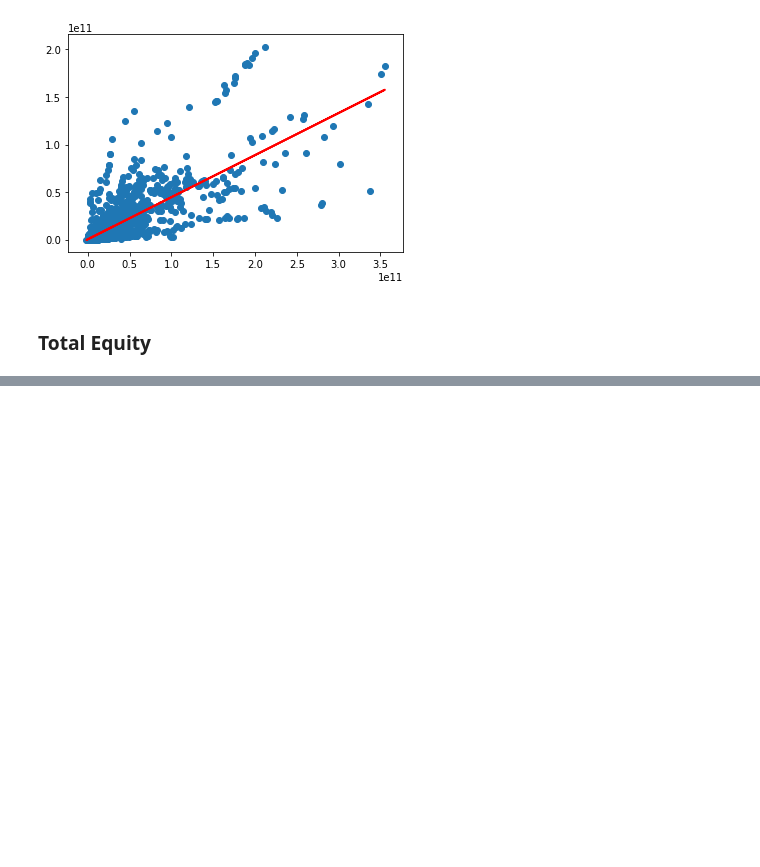
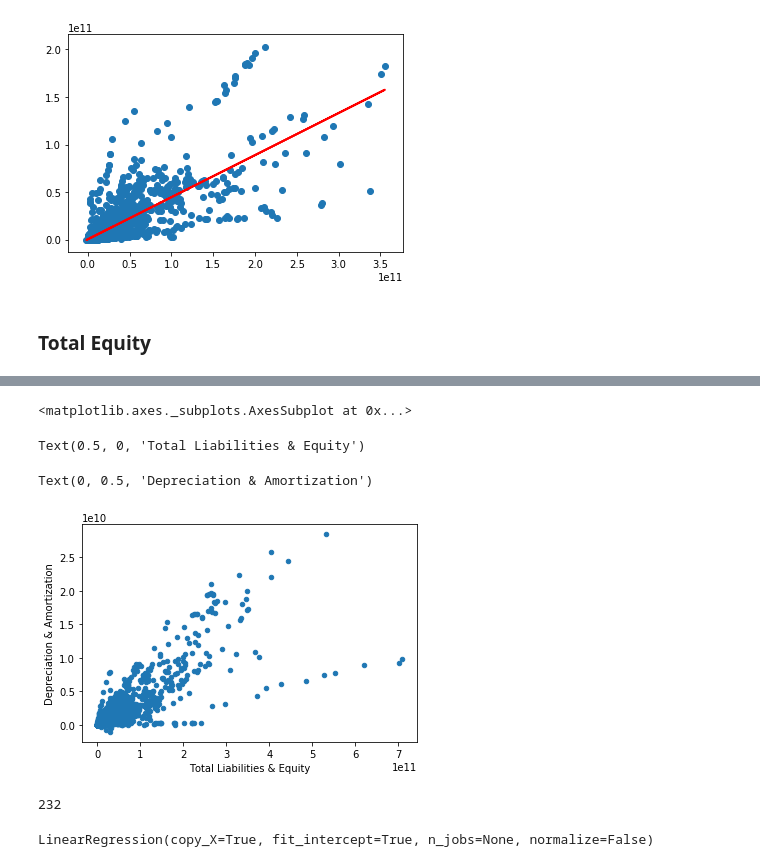
Before and after one commit to chengxinru/capstone_repository, a Jupyter notebook: code/Compute_ratios.ipynb, the cells around one changed output, grey strips where cells are left out. Drawn from its saved outputs; the diff is of its cells as text; code cells hidden in the pictures; blank space fills up the shorter version.

Commit message:
fill depreciation

```diff
--- a/code/Compute_ratios.ipynb
+++ b/code/Compute_ratios.ipynb
@@ -494,0 +505,11 @@ df.loc[df['Total Equity'].isnull(),'Total Equity'] = 0
+# %%
+y = 'Depreciation & Amortization'
+#find the columns that has correlation with Depreciation & Amortization larger than 0.8
+abs(corr[[y]])[abs(corr[y]) > 0.8].sort_values(by = y, ascending = False )
+#get those columns' names
+names = abs(corr[[y]])[abs(corr[y]) > 0.8].index.values.tolist()
+
+#check whether these column have missing value when total current asset is null
+prop_nonmissing(df4[df4[y].isnull()][names]).sort_values(by = 'Prop',ascending = False)
+#Total Liabilities & Equity have the best performance, lets check for linearity
+x = 'Total Liabilities & Equity'
@@ -494,0 +540,24 @@ df.loc[df['Total Equity'].isnull(),'Total Equity'] = 0
+# %%
+#check the linearity: pretty linear
+mydata = df4[[x, y]].dropna(how="any")
+mydata.plot(kind= 'scatter', x=x, y=y)
+plt.xlabel("Total Liabilities & Equity")
+plt.ylabel('Depreciation & Amortization')
+# %% [output]
+<matplotlib.axes._subplots.AxesSubplot at 0x...>
+Text(0.5, 0, 'Total Liabilities & Equity')
+Text(0, 0.5, 'Depreciation & Amortization')
+[figure, added]
+# %%
+# Number of data point missing
+df[y].isnull().sum()
+# %% [output]
+232
+# %%
+#fit linear regression and use the fitted value to fill missing value
+regressor = LinearRegression()
+train = df[[x,y]][df[y].notnull()]
+regressor.fit(train.iloc[:,0].values.reshape(-1,1), train.iloc[:,1].values.reshape(-1,1)) #training the algorithm
+predict =  regressor.predict(df[x].values.reshape(-1,1))
+# %% [output]
+LinearRegression(copy_X=True, fit_intercept=True, n_jobs=None, normalize=False)
```
Also changed, not shown: parts of 8 cells of this notebook.
